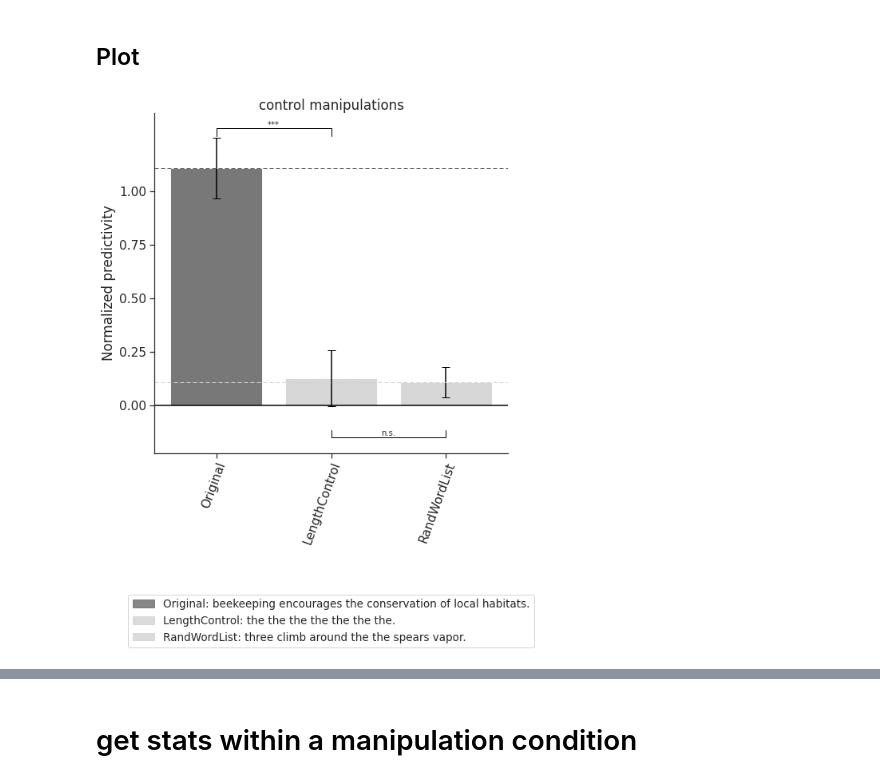
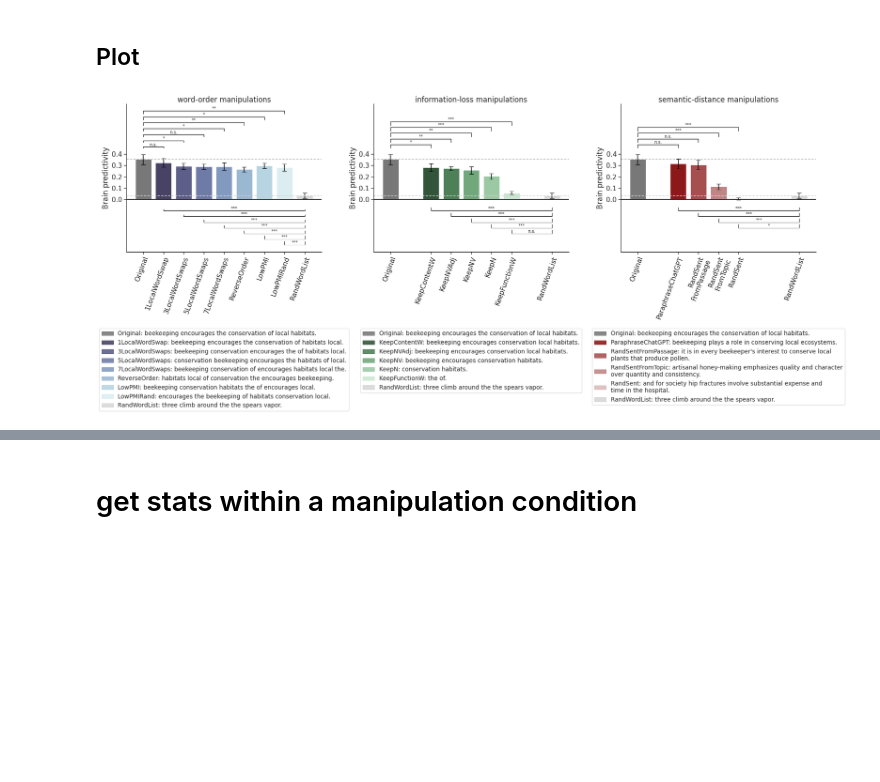
Before and after one commit to carina-kauf/perturbed-neural-nlp, a Jupyter notebook: analysis/newest_match2brain_plot.ipynb, the cells around one changed output, grey strips where cells are left out. Drawn from its saved outputs; the diff is of its cells as text; code cells hidden in the pictures; blank space fills up the shorter version.

```diff
--- a/analysis/newest_match2brain_plot.ipynb
+++ b/analysis/newest_match2brain_plot.ipynb
@@ -96,6 +101,8 @@ scores_df = plot_utils.get_best_scores_df(model_identifier=model_identifier,
                                           emb_context=emb_context,
                                           split_coord=split_coord,
                                           testonperturbed=testonperturbed,
-                                          randomnouns=randomnouns,length_control=length_control)
+                                          randomnouns=randomnouns,
+                                          length_control=length_control,
+                                          nr_of_splits=5)
 scores_df
 # %% [output]
@@ -130,13 +194,15 @@ full_df
 import scipy
 import statsmodels
 
-#Benjamini/Hochberg corrected
+# Benjamini/Hochberg corrected (NOL SUBMISSION)
+# Bonferroni corrected (REVISION)
 def get_ttest_results(model_identifier, emb_context="Passage", split_coord="Sentence",
                 testonperturbed=False, category=None, randomnouns=False, length_control=False):
 
     subdf = stats_utils.get_stats_df(model_identifier=model_identifier, emb_context=emb_context,
                                      split_coord=split_coord, testonperturbed=testonperturbed,
                                     randomnouns = randomnouns, length_control=length_control)
+    subdf.to_csv(f'{savedir}/approach={approach}_individual_scores.csv')
 
     pvals2original, pvals2random = [], []
     ttest2original, ttest2random = [], []
@@ -164,8 +230,8 @@ def get_ttest_results(model_identifier, emb_context="Passage", split_coord="Sent
         random_scores = list(subdf[subdf['condition'] == 'random-wl']["values"])
 
         #get ttest
-        ttest2orig, pval2orig = scipy.stats.ttest_ind(original_scores,cond_scores)
-        ttest2rand, pval2rand = scipy.stats.ttest_ind(random_scores,cond_scores)
+        ttest2orig, pval2orig = scipy.stats.ttest_rel(original_scores,cond_scores)
+        ttest2rand, pval2rand = scipy.stats.ttest_rel(random_scores,cond_scores)
 
         # get effect size
         cohensd2orig = stats_utils.cohens_d(original_scores, cond_scores)
@@ -179,11 +245,14 @@ def get_ttest_results(model_identifier, emb_context="Passage", split_coord="Sent
         cohensd2original.append(cohensd2orig)
         cohensd2random.append(cohensd2rand)
 
-    # correct for multiple comparisons
-    # statsmodels.stats.multitest.fdrcorrection(pvals) = statsmodels.stats.multitest.multipletests(pvals, method='fdr_bh')
+    # correct for multiple comparisons (NOL SUBMISSION)
     # first output is list of Booleans indicating whether to reject null hypothesis or not
-    _, adjusted_pvals2original = statsmodels.stats.multitest.fdrcorrection(pvals2original)
-    _, adjusted_pvals2random = statsmodels.stats.multitest.fdrcorrection(pvals2random)
+    # _, adjusted_pvals2original = statsmodels.stats.multitest.fdrcorrection(pvals2original)
+    # _, adjusted_pvals2random = statsmodels.stats.multitest.fdrcorrection(pvals2random)
+
+    #
+    _, adjusted_pvals2original, _, _ = statsmodels.stats.multitest.multipletests(pvals2original, method='bonferroni')
+    _, adjusted_pvals2random, _, _ = statsmodels.stats.multitest.multipletests(pvals2random, method='bonferroni')
 
     #assign significance levels
     significance2original = stats_utils.assign_significance_labels(adjusted_pvals2original)
@@ -266,7 +331,7 @@ if randomnouns:
     randomnouns_scores = list(subdf[subdf['condition'] == 'random-nouns']["values"])
     functionword_scores = list(subdf[subdf['condition'] == 'functionwords']["values"])
     #get ttest
-    ttest, pval = scipy.stats.ttest_ind(randomnouns_scores, functionword_scores)
+    ttest, pval = scipy.stats.ttest_rel(randomnouns_scores, functionword_scores)
     # get effect size
     cohensd = stats_utils.cohens_d(randomnouns_scores, functionword_scores)
     print(f"RANDOM NOUNS vs. FUNCTIONWORDS \nttest: {ttest} \npval: {pval} \ncohen's d: {cohensd}")
@@ -344,7 +454,7 @@ CAT2COLOR = {
     "word-order": sns.cubehelix_palette(7, start=.2, rot=-.25, dark=0.2, light=.9, reverse=True),
     "information-loss": sns.cubehelix_palette(5, start=2, rot=0, dark=0.2, light=.85, reverse=True),
     #cut off as last gradient color is similar across colors
-    "semantic-distance": sns.light_palette("maroon", 4, reverse=True)[:3],
+    "semantic-distance": sns.light_palette("maroon", 5, reverse=True)[:4],
     #
     "control": "lightgray"
 }
@@ -463,7 +573,7 @@ for ind, current_category in enumerate(categories):
         #add stats annotations for comparison with original score
         heights = [scores[0]] * len(positions)
         #add height offset to annotations
-        height_offset = [0.1 * i for i in range(len(heights))]
+        height_offset = [0.05 * i for i in range(len(heights))]
         heights = [sum(x) for x in zip(heights, height_offset)]
         label = full_stats_df.loc[full_stats_df["condition"] == cond]["significance2original"].item()
         stats_utils.barplot_annotate_brackets(0, ind_c+1, data=label, center=positions, height=heights, fs=10)
@@ -471,7 +581,7 @@ for ind, current_category in enumerate(categories):
         #add stats annotations for comparison with random-wl score
         heights = [0] * len(positions)
         #add height offset to annotations
-        height_offset = [-0.1 * i for i in range(len(heights))]
+        height_offset = [-0.05 * i for i in range(len(heights))]
         heights = [sum(x) for x in zip(heights, height_offset)]
         label = full_stats_df.loc[full_stats_df["condition"] == cond]["significance2random"].item()
         stats_utils.barplot_annotate_brackets(ind_c+1, idx_random, data=label, center=positions, height=heights,
@@ -489,41 +599,39 @@ for ind, current_category in enumerate(categories):
     # map names to colors
     cmap = dict(zip(conditions, colors))
     cmap = {k: v for k, v in cmap.items() if k}
     # create the rectangles for the legend
     from matplotlib.patches import Patch
     patches = [Patch(color=v, label=k, alpha=0.8) for k, v in cmap.items()]
     # remove empty strings from labels
     stimuli = [x for x in stimuli if x]
     # add the legend
     f2_ax[-1].legend(title='', labels=stimuli, handles=patches,
-                     loc='upper center', bbox_to_anchor=(0.5, -0.4),
+                     loc='upper center', bbox_to_anchor=(0.5, -0.5),
                      title_fontsize=15, prop={'size': 13.5})
 
-
-    #f2_ax[-1].set_ylim([-0.1 + -0.1*num_bars[ind], 1.25 + 0.1*num_bars[ind]])
 
     # TICKS
     ## to get current ones: f2_ax[-1].get_yticks()
     if ind == 0:
-        yticks = [0, 0.25, 0.5, 0.75, 1]
+        # yticks = [0, 0.25, 0.5, 0.75, 1] ceiled
+        yticks = [0, 0.1, 0.2, 0.3, 0.4]
         f2_ax[-1].set_yticks(yticks)
     #set yticks
     f2_ax[-1].set_xticks(positions)
     xticknames = ["\nFrom".join(elm.split("From")) for elm in conditions]
     f2_ax[-1].set_xticklabels([x for x in xticknames if x], rotation=70, ha="right", rotation_mode="anchor")
 
-    f2_ax[-1].set_ylabel('Normalized predictivity')
+    f2_ax[-1].set_ylabel('Brain predictivity')
 
     f2_ax[-1].set_title(f"{current_category} manipulations",pad=0.5)
 
     plt.tight_layout()
 
-save=True
 if save:
     if not (randomnouns or length_control):
-        plt.savefig(f'results_paper/match2brain/{approach}.svg', dpi=180)
-        plt.savefig(f'results_paper/match2brain/{approach}.png', dpi=180, bbox_inches='tight')
+        plt.savefig(f'{savedir}/match2brain/{approach}.svg', dpi=180)
+        plt.savefig(f'{savedir}/match2brain/{approach}.png', dpi=180, bbox_inches='tight')
 # %% [output]
-[figure, old version]
+[figure, new version]
 # %%
 #VERTICAL STACKING
```
Also changed, not shown: parts of 19 cells of this notebook, 3 other files.
